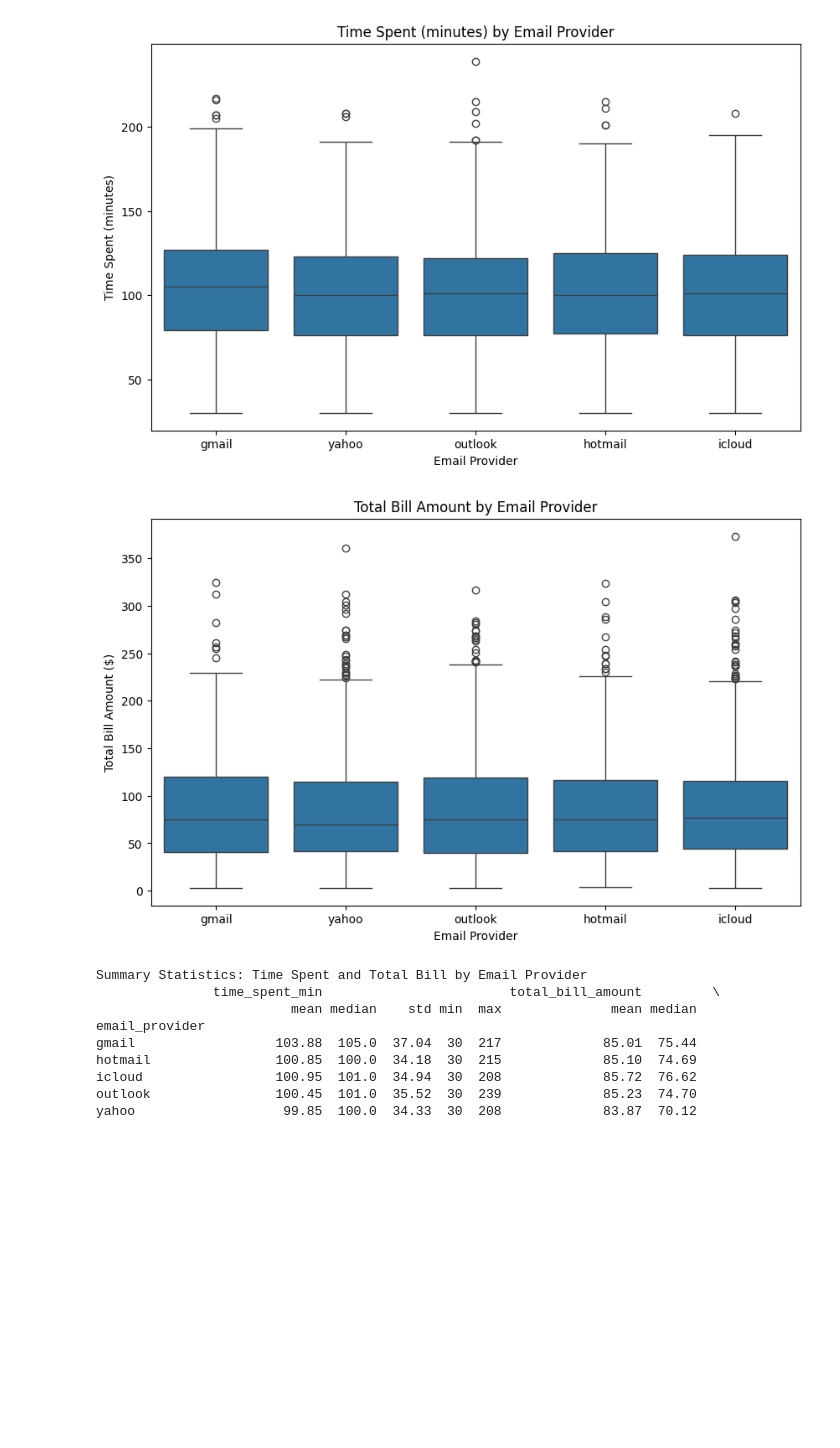
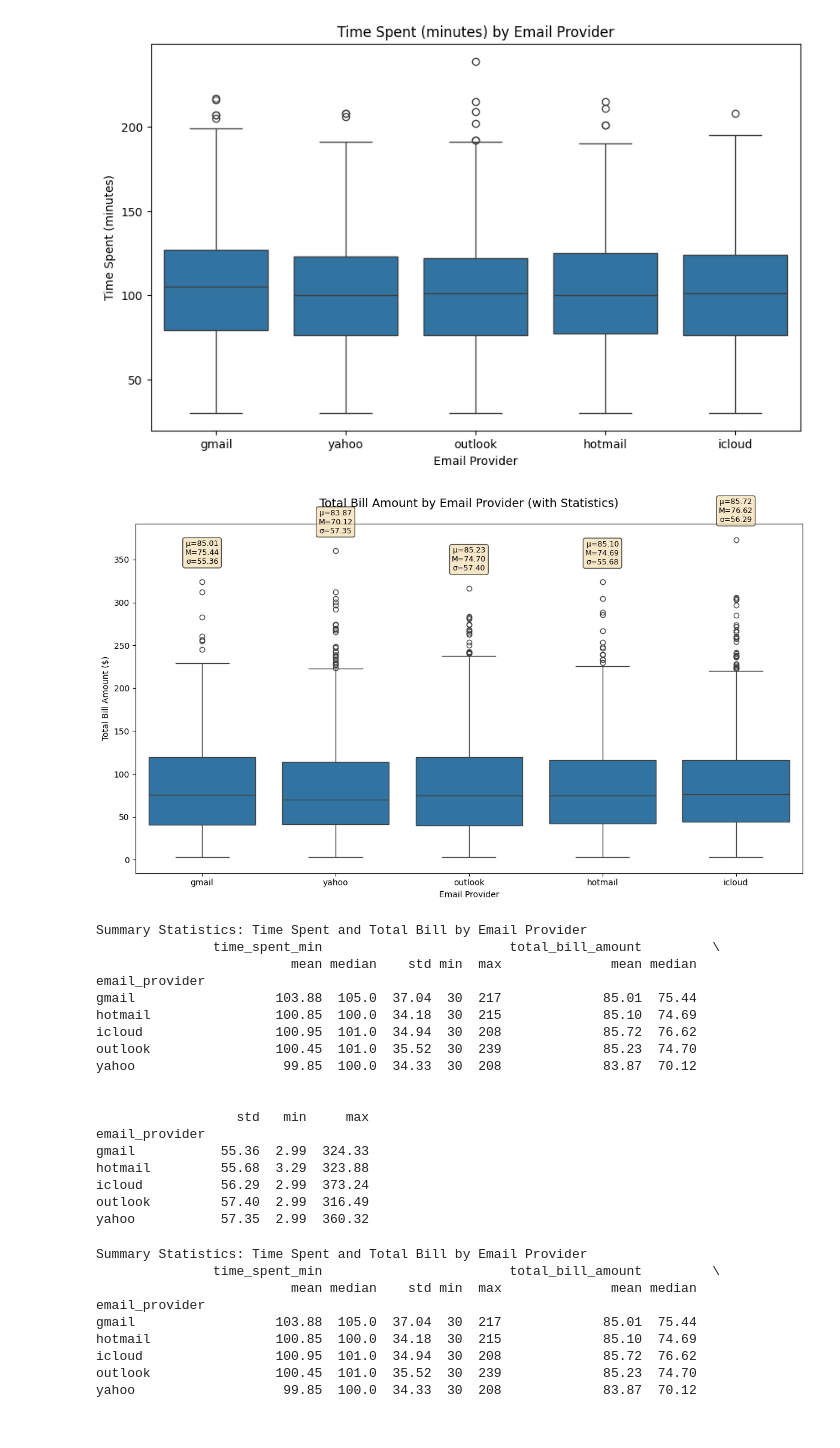
Before and after one commit to ringrongree/calian-casecomp, a Jupyter notebook: data_processing.ipynb, the cells around one changed output. Saved outputs shown, nothing was run; the diff lists cells and outputs as text; code cells hidden in the pictures; blank space fills up the shorter version.

```diff
--- a/data_processing.ipynb
+++ b/data_processing.ipynb
@@ -1,9 +1,9 @@
 # %%
 import pandas as pd
 # %%
-memmbers = pd.read_csv("dataset\loyalty_members.csv")
-orders = pd.read_csv("dataset\orders.csv")
-order_details = pd.read_csv("dataset\order_details.csv")
+memmbers = pd.read_csv("dataset/loyalty_members.csv")
+orders = pd.read_csv("dataset/orders.csv")
+order_details = pd.read_csv("dataset/order_details.csv")
 # %%
 memmbers
 # %% [output]
@@ -325,16 +325,63 @@ plt.show()
 # %% [output]
 [figure]
 # %%
-# Boxplot: Total Bill Amount by Email Provider
-plt.figure(figsize=(10, 6))
+# Boxplot: Total Bill Amount by Email Provider (with Statistics)
+plt.figure(figsize=(12, 7))
 provider_order = ["gmail", "yahoo", "outlook", "hotmail", "icloud"]
 sns.boxplot(data=orders, x="email_provider", y="total_bill_amount", order=provider_order)
-plt.title("Total Bill Amount by Email Provider")
+plt.title("Total Bill Amount by Email Provider (with Statistics)", fontsize=14, pad=20)
 plt.xlabel("Email Provider")
 plt.ylabel("Total Bill Amount ($)")
+
+# Calculate and add statistics as annotations
+provider_summary = orders.groupby("email_provider")["total_bill_amount"].agg([
+    "mean", "median", "std"
+]).round(2)
+
+# Add text annotations for each provider
+for i, provider in enumerate(provider_order):
+    mean_val = provider_summary.loc[provider, "mean"]
+    median_val = provider_summary.loc[provider, "median"]
+    std_val = provider_summary.loc[provider, "std"]
+
+    # Get y position for annotation (above the box)
+    y_max = orders[orders["email_provider"] == provider]["total_bill_amount"].max()
+    y_position = y_max + (orders["total_bill_amount"].max() - orders["total_bill_amount"].min()) * 0.05
+
+    # Create annotation text
+    stats_text = f"μ={mean_val:.2f}\nM={median_val:.2f}\nσ={std_val:.2f}"
+    plt.text(i, y_position, stats_text, ha='center', va='bottom',
+             fontsize=9, bbox=dict(boxstyle='round,pad=0.3', facecolor='wheat', alpha=0.7))
+
+plt.tight_layout()
 plt.show()
+
+# Also print the full summary table
+print("\nSummary Statistics: Time Spent and Total Bill by Email Provider")
+provider_full_summary = orders.groupby("email_provider")[["time_spent_min", "total_bill_amount"]].agg([
+    "mean", "median", "std", "min", "max"
+]).round(2)
+print(provider_full_summary)
 # %% [output]
-[figure, old version]
+[figure, new version]
+Summary Statistics: Time Spent and Total Bill by Email Provider
+               time_spent_min                        total_bill_amount         \
+                         mean median    std min  max              mean median
+email_provider
+gmail                  103.88  105.0  37.04  30  217             85.01  75.44
+hotmail                100.85  100.0  34.18  30  215             85.10  74.69
+icloud                 100.95  101.0  34.94  30  208             85.72  76.62
+outlook                100.45  101.0  35.52  30  239             85.23  74.70
+yahoo                   99.85  100.0  34.33  30  208             83.87  70.12
+
+
+                  std   min     max
+email_provider
+gmail           55.36  2.99  324.33
+hotmail         55.68  3.29  323.88
+icloud          56.29  2.99  373.24
+outlook         57.40  2.99  316.49
+yahoo           57.35  2.99  360.32
 # %%
 # Summary statistics by email provider
 provider_summary = orders.groupby("email_provider")[["time_spent_min", "total_bill_amount"]].agg([
```
Also changed, not shown: parts of 9 cells of this notebook.
